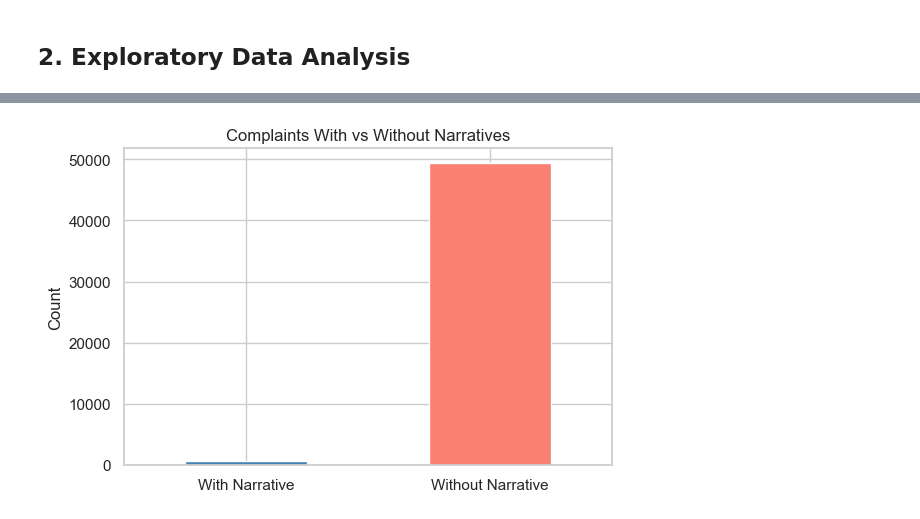
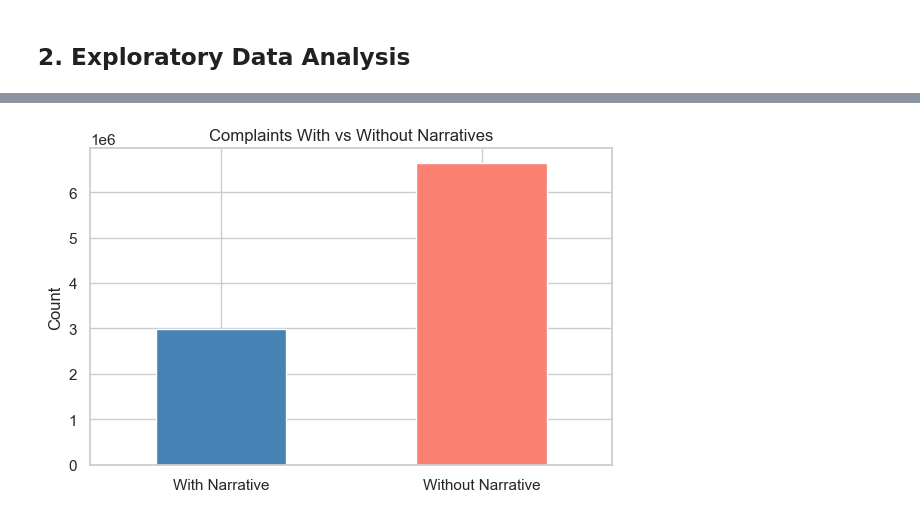
Before and after one commit to Simbogj/rag-complaint-chatbot, a Jupyter notebook: notebooks/01_eda_preprocessing.ipynb, the cells around one changed output, grey strips where cells are left out. Drawn from its saved outputs; the diff is of its cells as text; code cells hidden in the pictures.

```diff
--- a/notebooks/01_eda_preprocessing.ipynb
+++ b/notebooks/01_eda_preprocessing.ipynb
@@ -92,65 +128,26 @@ plt.show()
 # %%
-import matplotlib.pyplot as plt
-import pandas as pd
+df = load_dataset(RAW_PATH)
+narrative_col = "consumer_complaint_narrative"
 
-# Correct column name
-narrative_col = "Consumer complaint narrative"
+# IMPORTANT: use RAW data BEFORE filtering
+text = df[narrative_col].fillna("").astype(str)
 
-has_narrative = (
-    df_raw[narrative_col]
-    .notna()
-    &
-    (
-        df_raw[narrative_col]
-        .astype(str)
-        .str.strip()
-        != ""
-    )
+has_narrative = text.str.strip().ne("")
+
+with_count = has_narrative.sum()
+without_count = len(df) - with_count
+
+print(f"With narrative:    {with_count:,} ({with_count/len(df):.1%})")
+print(f"Without narrative: {without_count:,} ({without_count/len(df):.1%})")
+
+fig, ax = plt.subplots(figsize=(6, 4))
+pd.Series({'With Narrative': has_narrative.sum(), 'Without Narrative': (~has_narrative).sum()}).plot(
+    kind='bar', ax=ax, color=['steelblue', 'salmon'], edgecolor='white'
 )
-
-print(
-    f"With narrative: {has_narrative.sum():>8,} ({has_narrative.mean():.1%})"
-)
-
-print(
-    f"Without narrative: {(~has_narrative).sum():>8,} ({(~has_narrative).mean():.1%})"
-)
-
-fig, ax = plt.subplots(
-    figsize=(6, 4)
-)
-
-pd.Series({
-    "With Narrative":
-        has_narrative.sum(),
-
-    "Without Narrative":
-        (~has_narrative).sum()
-}).plot(
-    kind="bar",
-    ax=ax,
-    color=["steelblue", "salmon"],
-    edgecolor="white"
-)
-
-ax.set_title(
-    "Complaints With vs Without Narratives"
-)
-
-ax.set_ylabel(
-    "Count"
-)
-
-plt.xticks(
-    rotation=0
-)
-
+ax.set_title('Complaints With vs Without Narratives')
+ax.set_ylabel('Count')
+plt.xticks(rotation=0)
 plt.tight_layout()
-
-plt.savefig(
-    "../data/processed/narrative_availability.png",
-    dpi=120
-)
-
+plt.savefig('../data/processed/narrative_availability.png', dpi=120)
 plt.show()
 # %% [output]
@@ -159 +156 @@ Without narrative:   49,328 (98.7%)
-[figure, old version]
+[figure, new version]
```
Also changed, not shown: parts of 19 cells of this notebook, 2 other files.
